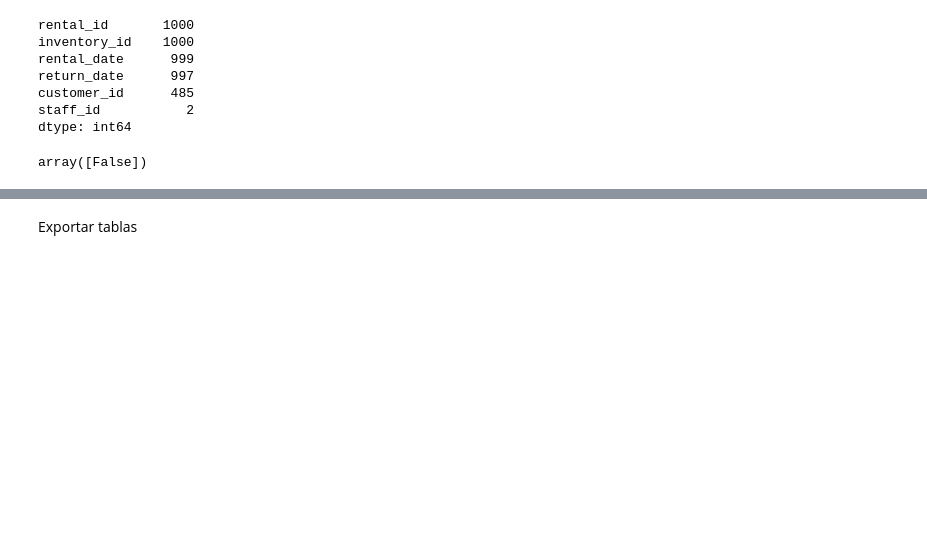
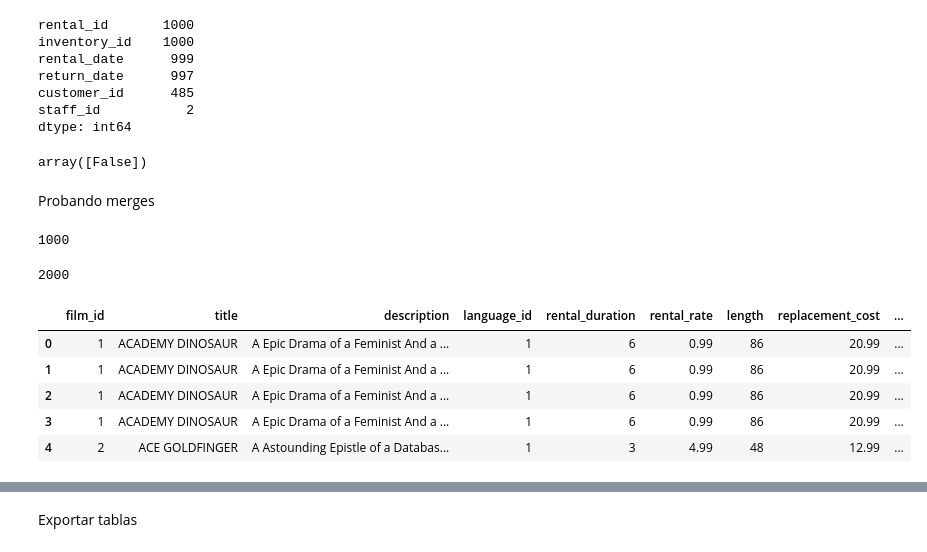
Before and after one commit to Anton-Utray/Project_SQL, a Jupyter notebook: SRC/Data cleaning.ipynb, the cells around one changed output, grey strips where cells are left out. Drawn from its saved outputs; the diff is of its cells as text; code cells hidden in the pictures; blank space fills up the shorter version.

Commit message:
Repaso de limpieza de ayer, probando merges

```diff
--- a/SRC/Data cleaning.ipynb
+++ b/SRC/Data cleaning.ipynb
@@ -273,3 +281,5 @@ array([False])
+# %%
+old_HDD['full_name']=old_HDD.first_name +' '+ old_HDD.last_name
 # %% [markdown]
 Limpieza tabal "Rental"
 # %%
@@ -313,3 +323,34 @@ dtype: int64
 rental.duplicated().unique()
 # %% [output]
 array([False])
+# %% [markdown]
+Probando merges
+# %%
+count = 0
+for title in old_HDD['title']:
+    if title in film['title'].values:
+        count += 1
+print(count)
+# %% [output]
+1000
+# %%
+count2=0
+for name in old_HDD['full_name']:
+    if name in actor['full_name'].values:
+        count += 1
+print(count)
+# %% [output]
+2000
+# %%
+film_cat = film.merge(old_HDD, on='title', how='outer')
+# %%
+film_cat.drop(columns=['first_name','last_name'], axis = 1, inplace = True)
+# %%
+film_cat.head() #aunque el film ID se repite se tiene que mantener. Checar cuincide con las otras tablas ie: film ID1=Academy dinosaur en las demas tablas
+# %% [output]
+|  | film_id | title | description | language_id | rental_duration | rental_rate | length | replacement_cost | ... |
+| 0 | 1 | ACADEMY DINOSAUR | A Epic Drama of a Feminist And a ... | 1 | 6 | 0.99 | 86 | 20.99 | ... |
+| 1 | 1 | ACADEMY DINOSAUR | A Epic Drama of a Feminist And a ... | 1 | 6 | 0.99 | 86 | 20.99 | ... |
+| 2 | 1 | ACADEMY DINOSAUR | A Epic Drama of a Feminist And a ... | 1 | 6 | 0.99 | 86 | 20.99 | ... |
+| 3 | 1 | ACADEMY DINOSAUR | A Epic Drama of a Feminist And a ... | 1 | 6 | 0.99 | 86 | 20.99 | ... |
+| 4 | 2 | ACE GOLDFINGER | A Astounding Epistle of a Databas... | 1 | 3 | 4.99 | 48 | 12.99 | ... |
```
Also changed, not shown: parts of 10 cells of this notebook.
